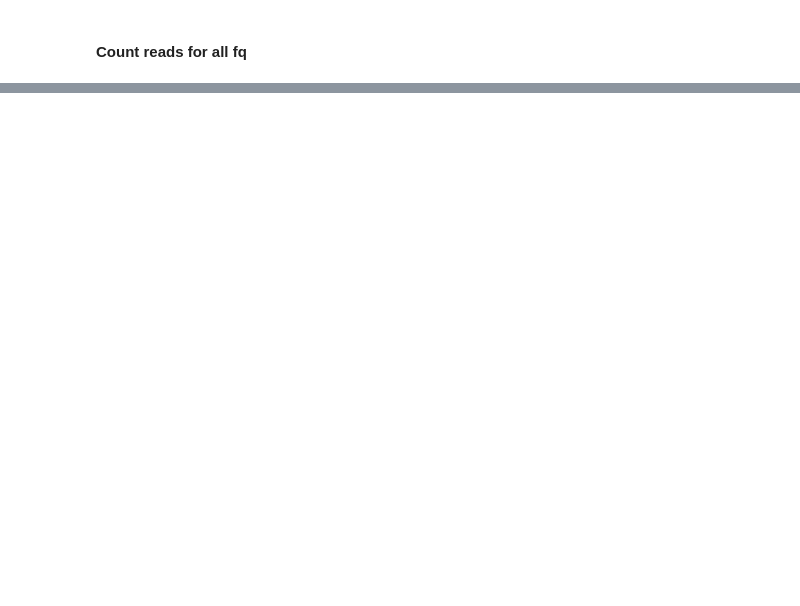
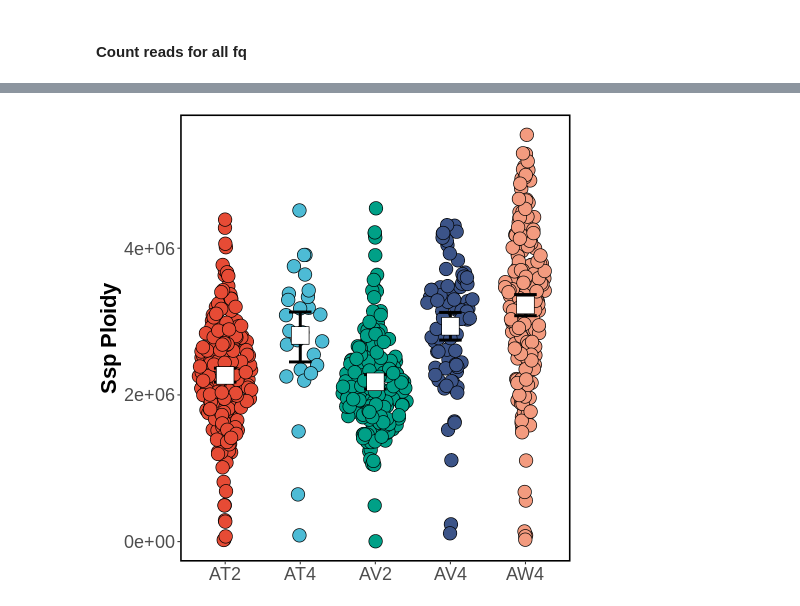
Before and after one commit to trevorfaske/ARTR_mixedploidy, a Jupyter notebook: nameMatch_readCount.ipynb, the cells around one changed output, grey strips where cells are left out. Saved outputs shown, nothing was run; the diff lists cells and outputs as text; code cells hidden in the pictures; blank space fills up the shorter version.

```diff
--- a/nameMatch_readCount.ipynb
+++ b/nameMatch_readCount.ipynb
@@ -185,0 +176,14 @@ gzip: stdout: Broken pipe
+# %%
+%%R
+
+ARTR_reads <- read.csv('ARTR_reads.csv')
+
+ARTR_reads_sum <- ARTR_reads %>%
+  group_by(ssp_ploid) %>%
+  summarise(mean = mean(read_count, na.rm = TRUE),
+            sd = sd(read_count, na.rm = TRUE),
+            n = n()) %>%
+  mutate(se = sd / sqrt(n),
+         ci = 1.96 * se)
+
+ARTR_reads_sum
@@ -185,0 +199,23 @@ gzip: stdout: Broken pipe
+# %%
+%%R
+read_plot <- ggplot(data = ARTR_reads, aes(x = ssp_ploid, y = read_count, fill = ssp_ploid)) +
+                geom_sina(size = 6, pch = 21, colour = "black") +
+                stat_summary(fun.data = mean_cl_boot, geom = "errorbar",
+                             color = "black", width = 0.3, size = 1.4) +
+                stat_summary(fun = mean, geom = "point", size = 9,
+                            colour = "black", pch = 22, fill = "white") +
+                scale_fill_npg() +
+                ylab("Ssp Ploidy") + theme_bw() +
+                theme(legend.position = "None",
+                      plot.title = element_text(size = 26, colour = "black", face = "bold"),
+                      axis.text = element_text(size = 18),
+                      axis.title = element_text(size = 22, colour = "black", face = "bold"),
+                      axis.title.x = element_blank(),
+                      panel.border = element_rect(size = 1.5, colour = "black"),
+                      legend.title = element_text(size = 22, colour = "black",
+                                                  face = "bold", vjust = 1),
+                      legend.text = element_text(size = 18),
+                      panel.grid.major = element_blank(), panel.grid.minor = element_blank())
+read_plot
+# %% [output]
+[figure, added]
```
Also changed, not shown: parts of 29 cells of this notebook, 1 other file.
